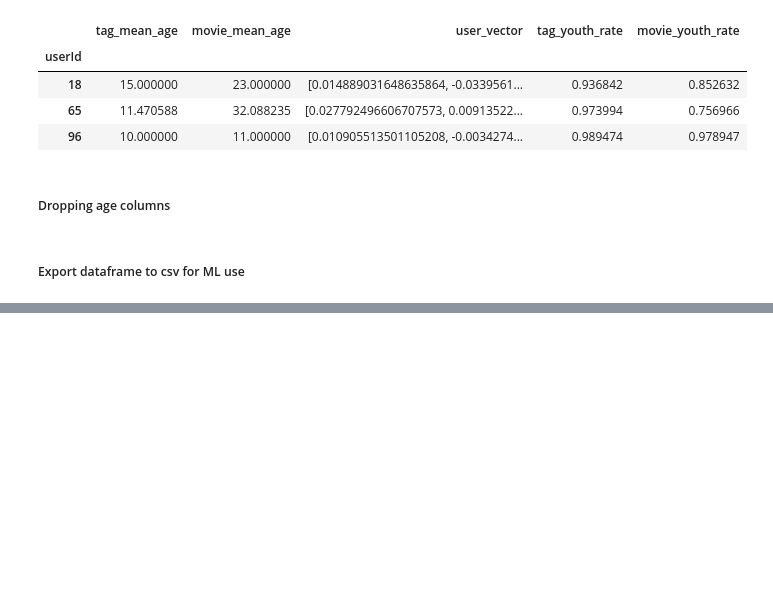
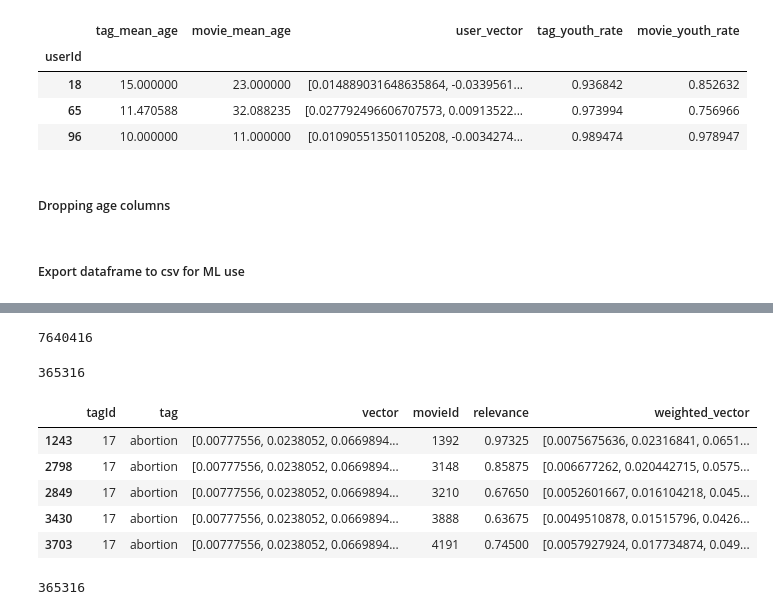
Before and after one commit to jcrigoni/grand_ml_project, a Jupyter notebook: 4_user_embedding.ipynb, the cells around one changed output, grey strips where cells are left out. Saved outputs shown, nothing was run; the diff lists cells and outputs as text; code cells hidden in the pictures; blank space fills up the shorter version.

Commit message:
cosine similarity user-movie

```diff
--- a/4_user_embedding.ipynb
+++ b/4_user_embedding.ipynb
@@ -477,0 +538,17 @@ df_user_vector.to_csv('output_data/user_avg_vectors_4.csv',  index=False)
+# %%
+# Fonction pour vectoriser les mots d'une tag
+def vectorize_tag(tag, model):
+    vectors = []
+    for word in tag.split():
+        if word in model:
+            vectors.append(model[word])
+        else:
+            return np.nan  # Retourne NaN si un mot n'est pas reconnu
+    return np.sum(vectors, axis=0)  # Somme des vecteurs pour chaque tag
+
+# Appliquer la fonction de vectorisation
+df_genome_tags['vector'] = df_genome_tags['tag'].apply(lambda x: vectorize_tag(x, model))
+
+# Supprimer les lignes où le vector est NaN (c'est-à-dire les lignes avec des mots non reconnus)
+df_genome_tags.dropna(subset=['vector'], inplace=True)
+df_genome_tags.head(5)
@@ -477,0 +562,3 @@ df_user_vector.to_csv('output_data/user_avg_vectors_4.csv',  index=False)
+# %%
+df_genome_scores = pd.read_csv('input_data\genome_scores.csv')
+df_genome_scores.head(5)
@@ -477,0 +572,3 @@ df_user_vector.to_csv('output_data/user_avg_vectors_4.csv',  index=False)
+# %%
+df_tags_merged = pd.merge(left=df_genome_tags, right=df_genome_scores, how='inner', on='tagId')
+df_tags_merged.head(5)
@@ -477,0 +582,29 @@ df_user_vector.to_csv('output_data/user_avg_vectors_4.csv',  index=False)
+# %%
+len(df_tags_merged)
+# %% [output]
+7640416
+# %%
+df_tags_merged = df_tags_merged[df_tags_merged['relevance']>0.5]
+len(df_tags_merged)
+# %% [output]
+365316
+# %%
+# Fonction pour multiplier chaque vecteur par la relevance
+def apply_relevance(row):
+    weighted_vector = np.array(row['vector']) * row['relevance']
+    return weighted_vector
+
+# Appliquer la fonction à chaque ligne
+df_tags_merged['weighted_vector'] = df_tags_merged.apply(apply_relevance, axis=1)
+df_tags_merged.head(5)
+# %% [output]
+|  | tagId | tag | vector | movieId | relevance | weighted_vector |
+| 1243 | 17 | abortion | [0.00777556, 0.0238052, 0.0669894... | 1392 | 0.97325 | [0.0075675636, 0.02316841, 0.0651... |
+| 2798 | 17 | abortion | [0.00777556, 0.0238052, 0.0669894... | 3148 | 0.85875 | [0.006677262, 0.020442715, 0.0575... |
+| 2849 | 17 | abortion | [0.00777556, 0.0238052, 0.0669894... | 3210 | 0.67650 | [0.0052601667, 0.016104218, 0.045... |
+| 3430 | 17 | abortion | [0.00777556, 0.0238052, 0.0669894... | 3888 | 0.63675 | [0.0049510878, 0.01515796, 0.0426... |
+| 3703 | 17 | abortion | [0.00777556, 0.0238052, 0.0669894... | 4191 | 0.74500 | [0.0057927924, 0.017734874, 0.049... |
+# %%
+len(df_tags_merged)
+# %% [output]
+365316
```
Also changed, not shown: parts of 16 cells of this notebook, 1 other file.
